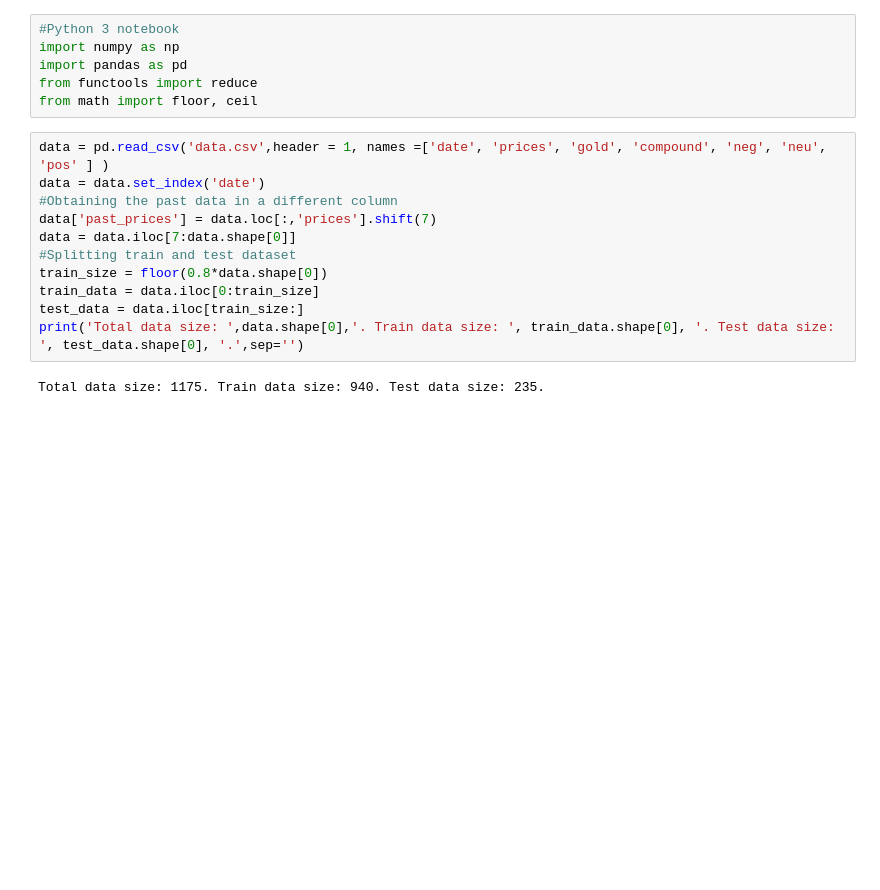
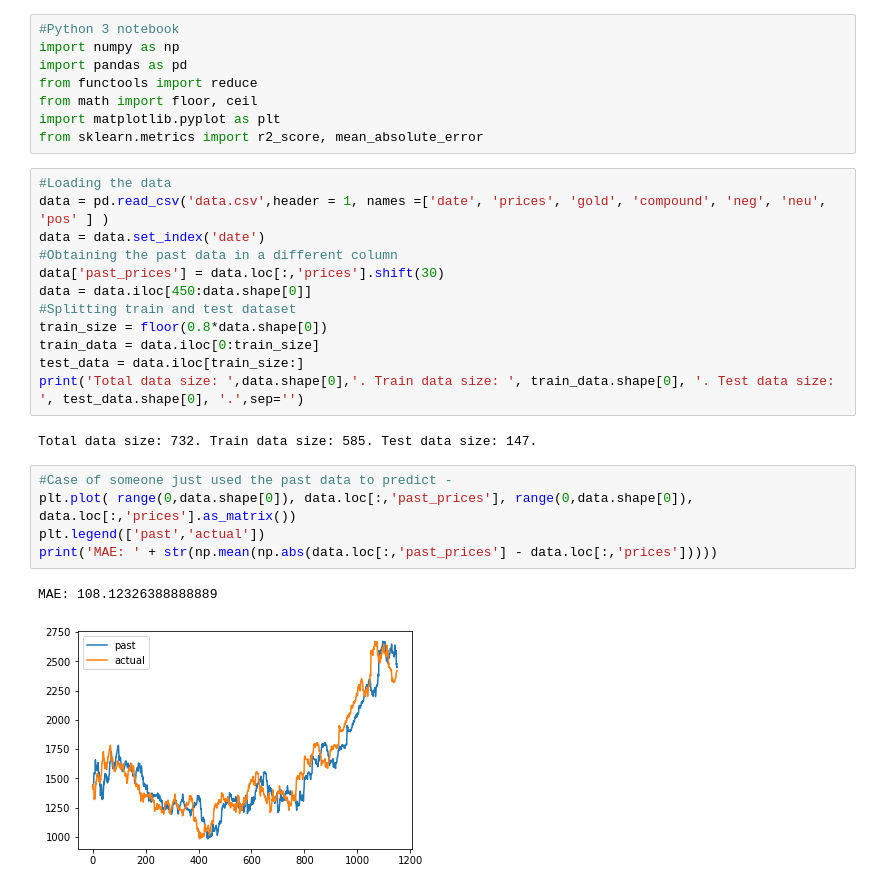
Before and after one commit to raineydavid/data-analytics-group, a Jupyter notebook: data_analytics_NN.ipynb, the cells around one changed output. Drawn from its saved outputs; the diff is of its cells as text; blank space fills up the shorter version.

```diff
--- a/data_analytics_NN.ipynb
+++ b/data_analytics_NN.ipynb
@@ -4,17 +4,28 @@ import numpy as np
 import pandas as pd
 from functools import reduce
 from math import floor, ceil
+import matplotlib.pyplot as plt
+from sklearn.metrics import r2_score, mean_absolute_error
 # %%
+#Loading the data
 data = pd.read_csv('data.csv',header = 1, names =['date', 'prices', 'gold', 'compound', 'neg', 'neu', 'pos' ] )
 data = data.set_index('date')
 #Obtaining the past data in a different column
-data['past_prices'] = data.loc[:,'prices'].shift(7)
-data = data.iloc[7:data.shape[0]]
+data['past_prices'] = data.loc[:,'prices'].shift(30)
+data = data.iloc[450:data.shape[0]]
 #Splitting train and test dataset
 train_size = floor(0.8*data.shape[0])
 train_data = data.iloc[0:train_size]
 test_data = data.iloc[train_size:]
 print('Total data size: ',data.shape[0],'. Train data size: ', train_data.shape[0], '. Test data size: ', test_data.shape[0], '.',sep='')
 # %% [output]
-Total data size: 1175. Train data size: 940. Test data size: 235.
+Total data size: 732. Train data size: 585. Test data size: 147.
+# %%
+#Case of someone just used the past data to predict -
+plt.plot( range(0,data.shape[0]), data.loc[:,'past_prices'], range(0,data.shape[0]), data.loc[:,'prices'].as_matrix())
+plt.legend(['past','actual'])
+print('MAE: ' + str(np.mean(np.abs(data.loc[:,'past_prices'] - data.loc[:,'prices']))))
+# %% [output]
+MAE: 108.12326388888889
+[figure, added]
 # %%
```
Also changed, not shown: parts of 7 cells of this notebook.
